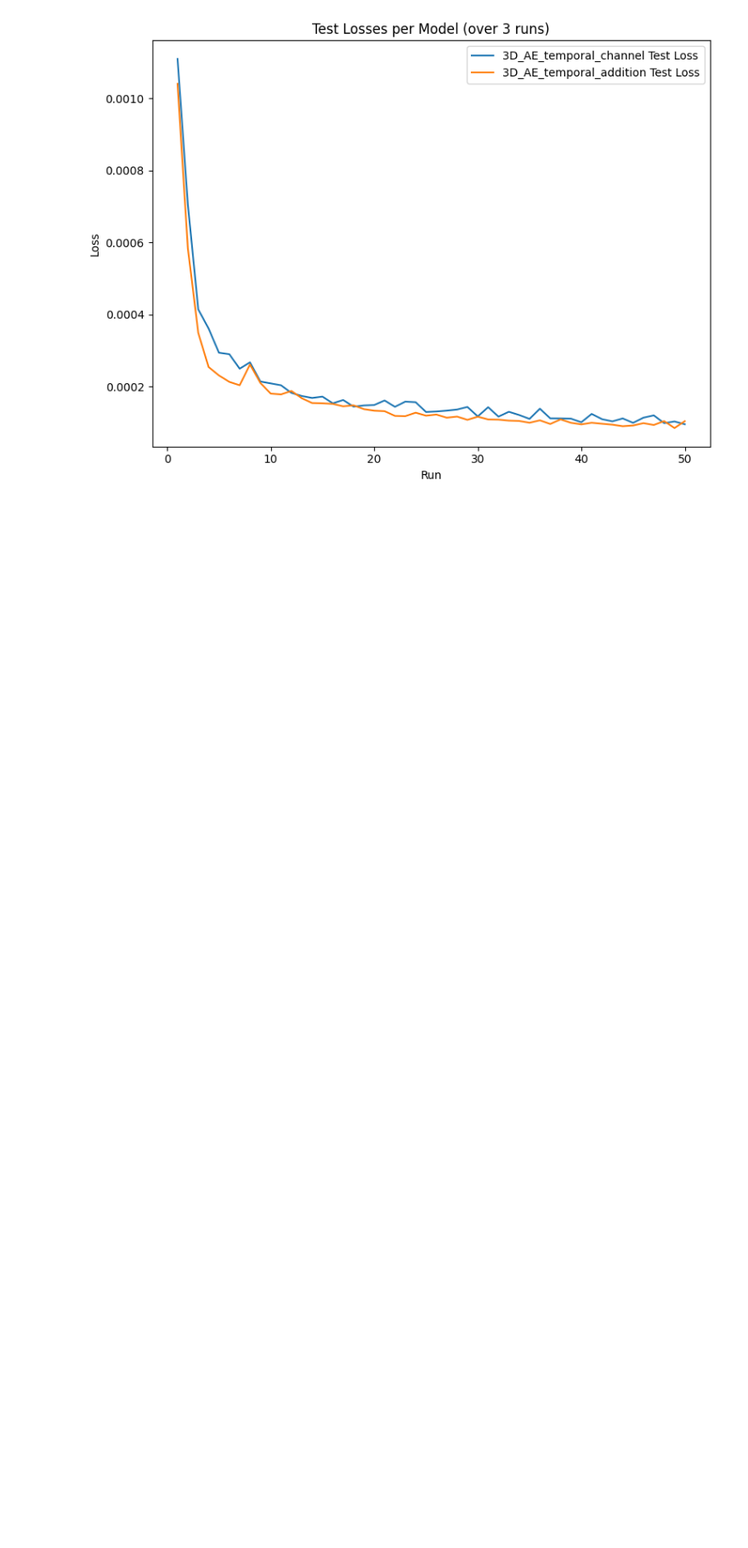
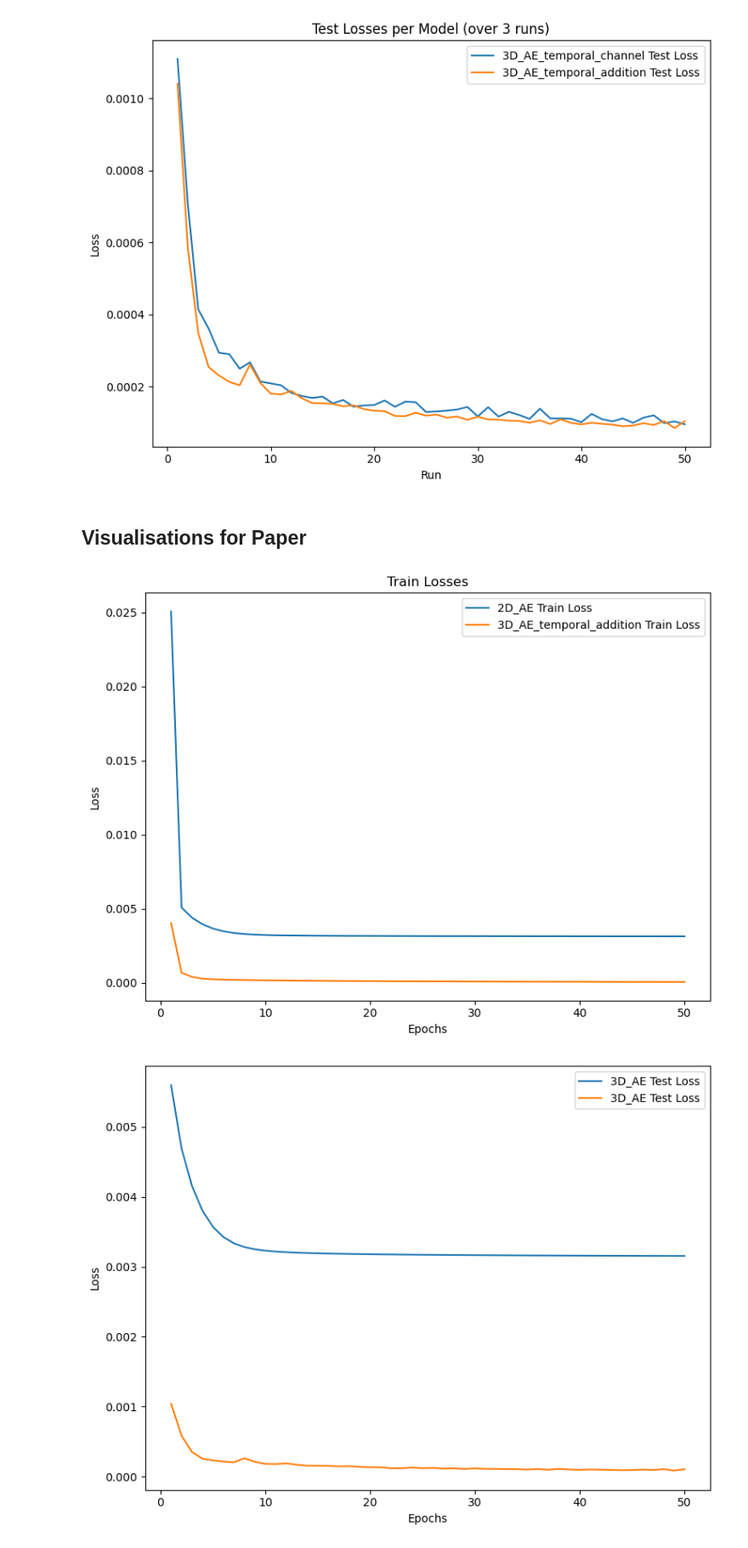
Before and after one commit to bhumikasadbhave/Master-Thesis-SITS, a Jupyter notebook: Modeling/temporal_ae.ipynb, the cells around one changed output. Shown at 85% size. Drawn from its saved outputs; the diff is of its cells as text; code cells hidden in the pictures; blank space fills up the shorter version.

```diff
--- a/Modeling/temporal_ae.ipynb
+++ b/Modeling/temporal_ae.ipynb
@@ -778,3 +780,12 @@ plot_losses_ae(train_loss, test_loss)
 model_names = ['2D_AE','3D_AE',"3D_AE_temporal_channel","3D_AE_temporal_addition"]
 train_loss, test_loss = load_avg_losses(model_names, output_dir=config.results_json_path)
 plot_losses_ae(train_loss, test_loss)
+# %% [markdown]
+## Visualisations for Paper
+# %%
+model_names = ["2D_AE","3D_AE_temporal_addition"]
+train_loss, test_loss = load_avg_losses(model_names, output_dir='/Users/bhumikasadbhave007/Documents/THWS/Semester-4/MASTER-THESIS/GITHUB/Master-Thesis-SITS/Modeling/Results')
+plot_losses_ae(train_loss, test_loss)
+# %% [output]
+[figure, added]
+[figure, added]
```
Also changed, not shown: parts of 8 cells of this notebook, 2 other files.
